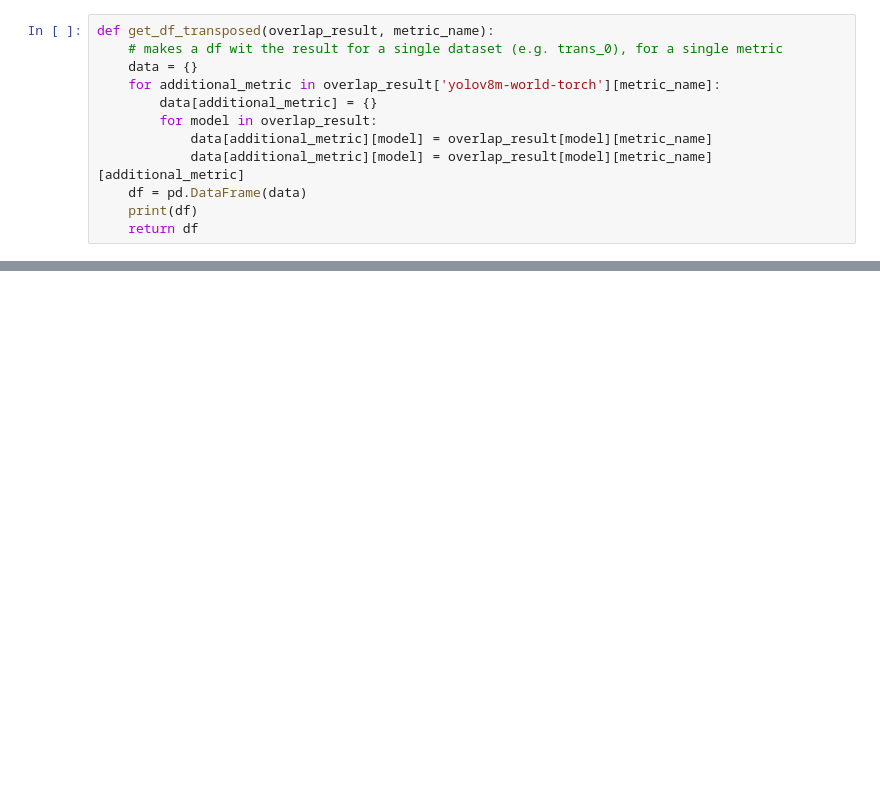
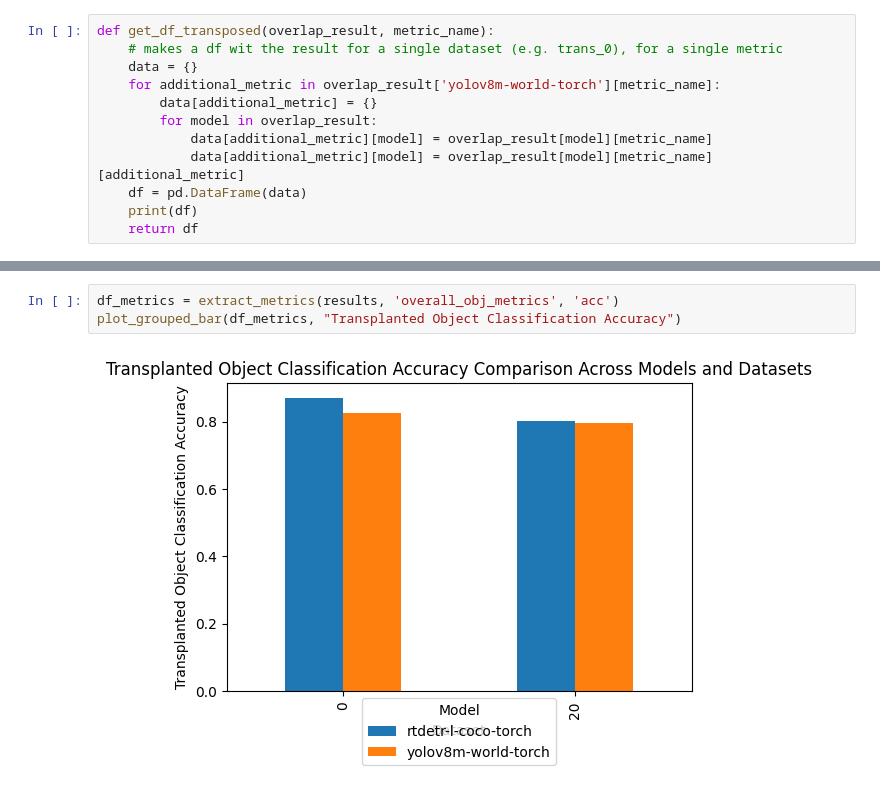
Before and after one commit to sofiesana/updog, a Jupyter notebook: analysis.ipynb, the cells around one changed output, grey strips where cells are left out. Drawn from its saved outputs; the diff is of its cells as text; blank space fills up the shorter version.

```diff
--- a/analysis.ipynb
+++ b/analysis.ipynb
@@ -249,0 +349,5 @@ plot_affected_perc_mult(results)
+# %%
+df_metrics = extract_metrics(results, 'overall_obj_metrics', 'acc')
+plot_grouped_bar(df_metrics, "Transplanted Object Classification Accuracy")
+# %% [output]
+[figure, added]
```
Also changed, not shown: parts of 8 cells of this notebook.
